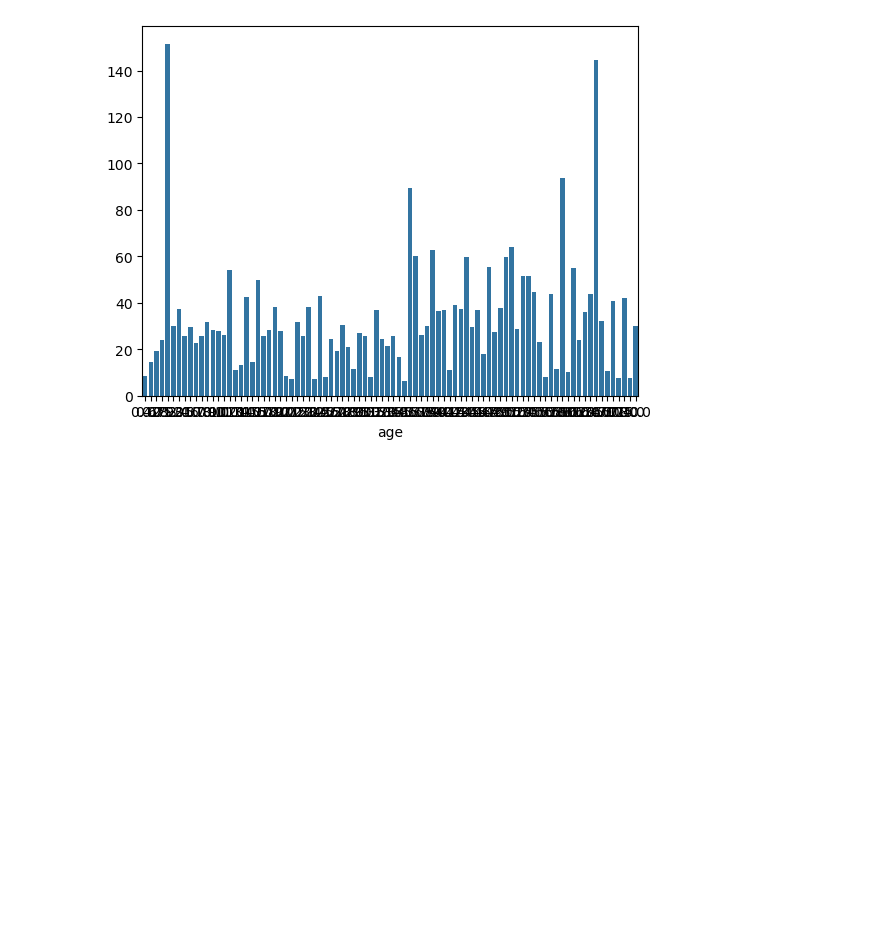
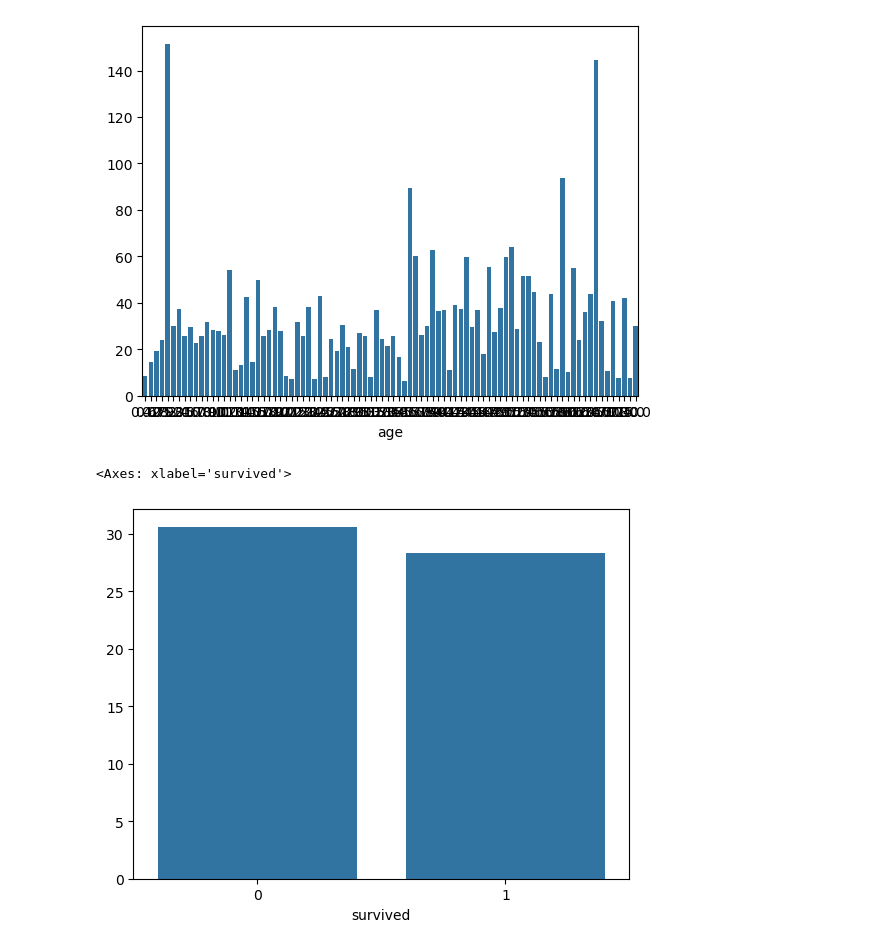
Before and after one commit to AiWriter404/Real-World-Data-Analysis-Pipeline, a Jupyter notebook: file.ipynb, the cells around one changed output. Cells and saved outputs as stored; diff of their text form; code cells hidden in the pictures; blank space fills up the shorter version.

Commit message:
Group by Survived

```diff
--- a/file.ipynb
+++ b/file.ipynb
@@ -104,3 +104,11 @@ sns.barplot(x=mean_fare_by_age.index, y=mean_fare_by_age.values)
 # %% [output]
 <Axes: xlabel='age'>
 [figure]
+# %%
+# Group by servived and calculate the mean age for each group
+mean_age_by_survived = df.groupby('survived')['age'].mean()
+# Visualize the mean age by survived
+sns.barplot(x=mean_age_by_survived.index, y=mean_age_by_survived.values)
+# %% [output]
+<Axes: xlabel='survived'>
+[figure, added]
```
